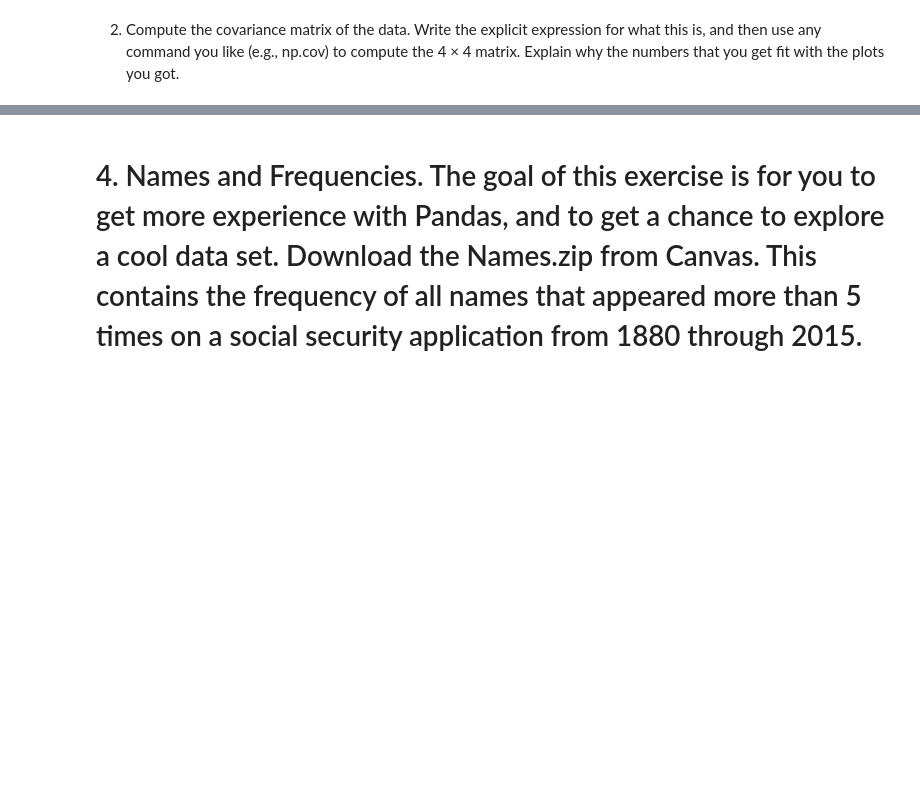
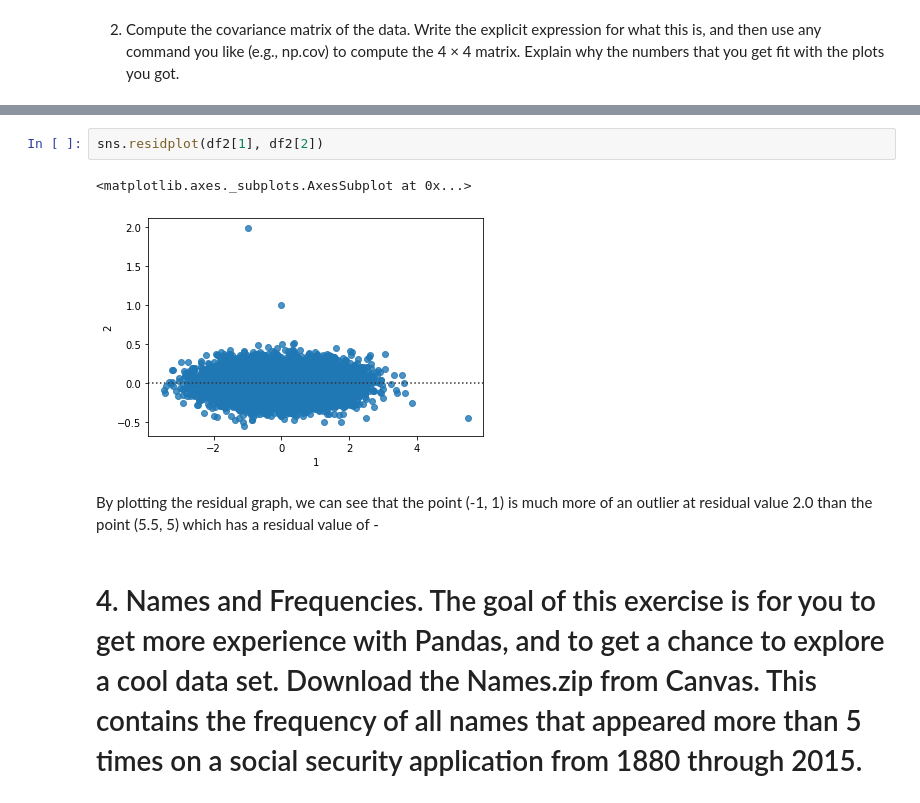
Before and after one commit to yue-cheng-wind/EE460J-Labs, a Jupyter notebook: Lab 2/Lab2Code.ipynb, the cells around one changed output, grey strips where cells are left out. Saved outputs shown, nothing was run; the diff lists cells and outputs as text; blank space fills up the shorter version.

```diff
--- a/Lab 2/Lab2Code.ipynb
+++ b/Lab 2/Lab2Code.ipynb
@@ -35,3 +54,10 @@ Explain why the numbers that you get fit with the plots you got.
+# %%
+sns.residplot(df2[1], df2[2])
+# %% [output]
+<matplotlib.axes._subplots.AxesSubplot at 0x...>
+[figure, added]
+# %% [markdown]
+By plotting the residual graph, we can see that the point (-1, 1) is much more of an outlier at residual value 2.0 than the point (5.5, 5) which has a residual value of -
 # %% [markdown]
 # 4. Names and Frequencies. The goal of this exercise is for you to get more experience with Pandas, and to get a chance to explore a cool data set. Download the Names.zip from Canvas. This contains the frequency of all names that appeared more than 5 times on a social security application from 1880 through 2015.
 # %% [markdown]
```
Also changed, not shown: parts of 9 cells of this notebook.
